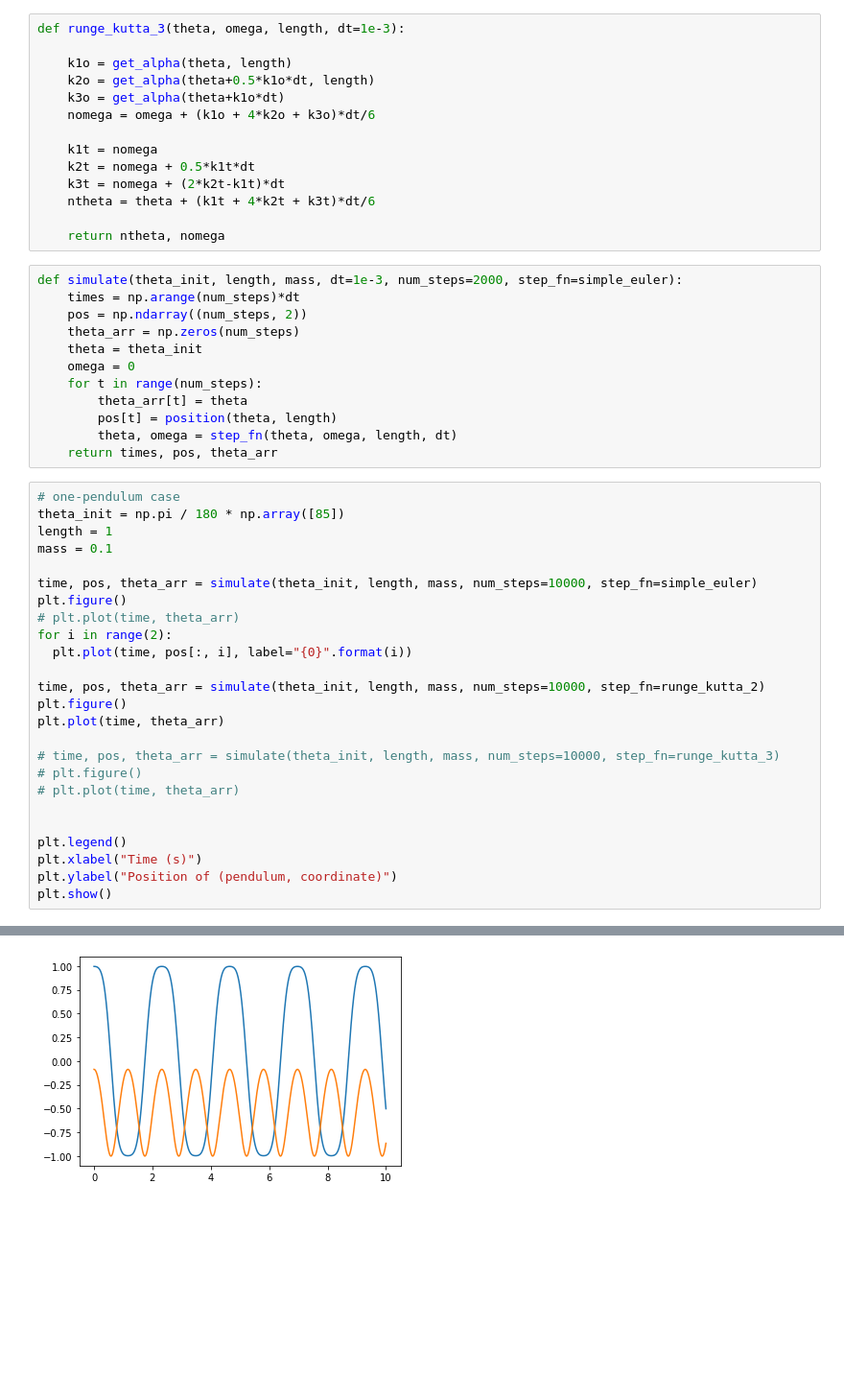
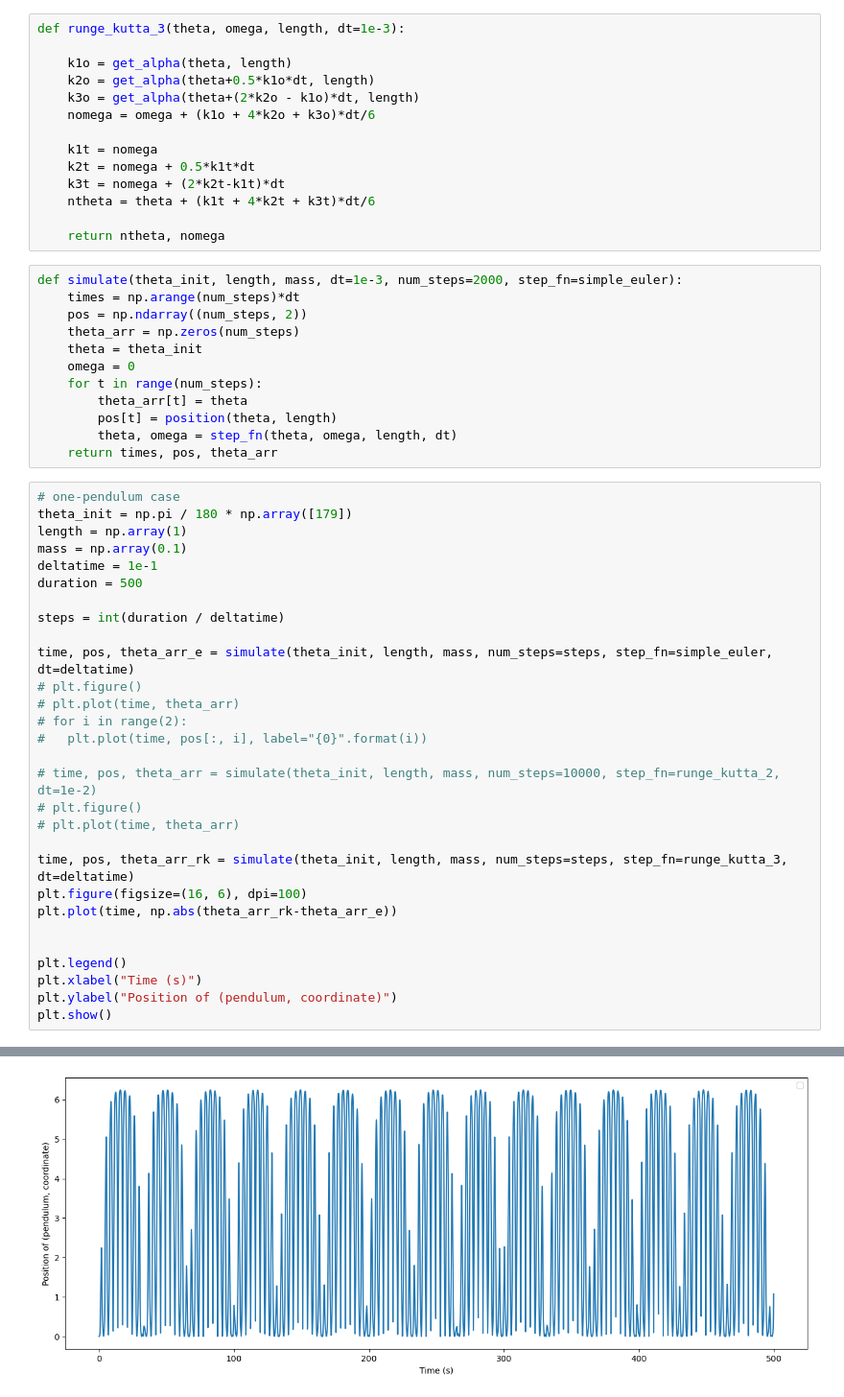
Before and after one commit to AdarshI/pendulum-simulations-77, a Jupyter notebook: pendulum_simulations.ipynb, the cells around one changed output, grey strips where cells are left out. Shown at 96% size. Cells and saved outputs as stored; diff of their text form; blank space fills up the shorter version.

```diff
--- a/pendulum_simulations.ipynb
+++ b/pendulum_simulations.ipynb
@@ -33,7 +33,7 @@ def runge_kutta_3(theta, omega, length, dt=1e-3):
 
     k1o = get_alpha(theta, length)
     k2o = get_alpha(theta+0.5*k1o*dt, length)
-    k3o = get_alpha(theta+k1o*dt)
+    k3o = get_alpha(theta+(2*k2o - k1o)*dt, length)
     nomega = omega + (k1o + 4*k2o + k3o)*dt/6
 
     k1t = nomega
@@ -56,29 +56,33 @@ def simulate(theta_init, length, mass, dt=1e-3, num_steps=2000, step_fn=simple_e
     return times, pos, theta_arr
 # %%
 # one-pendulum case
-theta_init = np.pi / 180 * np.array([85])
-length = 1
-mass = 0.1
+theta_init = np.pi / 180 * np.array([179])
+length = np.array(1)
+mass = np.array(0.1)
+deltatime = 1e-1
+duration = 500
 
-time, pos, theta_arr = simulate(theta_init, length, mass, num_steps=10000, step_fn=simple_euler)
-plt.figure()
-# plt.plot(time, theta_arr)
-for i in range(2):
-  plt.plot(time, pos[:, i], label="{0}".format(i))
+steps = int(duration / deltatime)
 
-time, pos, theta_arr = simulate(theta_init, length, mass, num_steps=10000, step_fn=runge_kutta_2)
-plt.figure()
-plt.plot(time, theta_arr)
-
-# time, pos, theta_arr = simulate(theta_init, length, mass, num_steps=10000, step_fn=runge_kutta_3)
+time, pos, theta_arr_e = simulate(theta_init, length, mass, num_steps=steps, step_fn=simple_euler, dt=deltatime)
 # plt.figure()
 # plt.plot(time, theta_arr)
+# for i in range(2):
+#   plt.plot(time, pos[:, i], label="{0}".format(i))
+
+# time, pos, theta_arr = simulate(theta_init, length, mass, num_steps=10000, step_fn=runge_kutta_2, dt=1e-2)
+# plt.figure()
+# plt.plot(time, theta_arr)
+
+time, pos, theta_arr_rk = simulate(theta_init, length, mass, num_steps=steps, step_fn=runge_kutta_3, dt=deltatime)
+plt.figure(figsize=(16, 6), dpi=100)
+plt.plot(time, np.abs(theta_arr_rk-theta_arr_e))
 
 
 plt.legend()
 plt.xlabel("Time (s)")
 plt.ylabel("Position of (pendulum, coordinate)")
 plt.show()
 # %% [output]
 No handles with labels found to put in legend.
-[figure, old version]
+[figure, new version]
```
Also changed, not shown: parts of 1 cell of this notebook.
